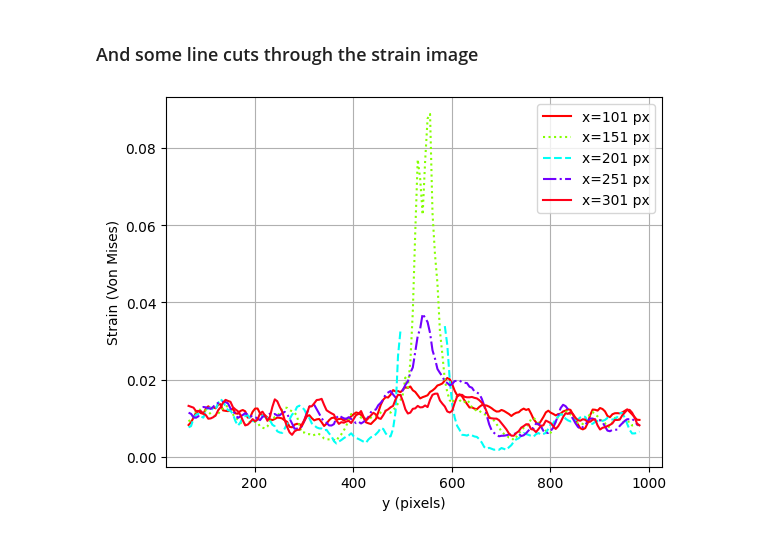
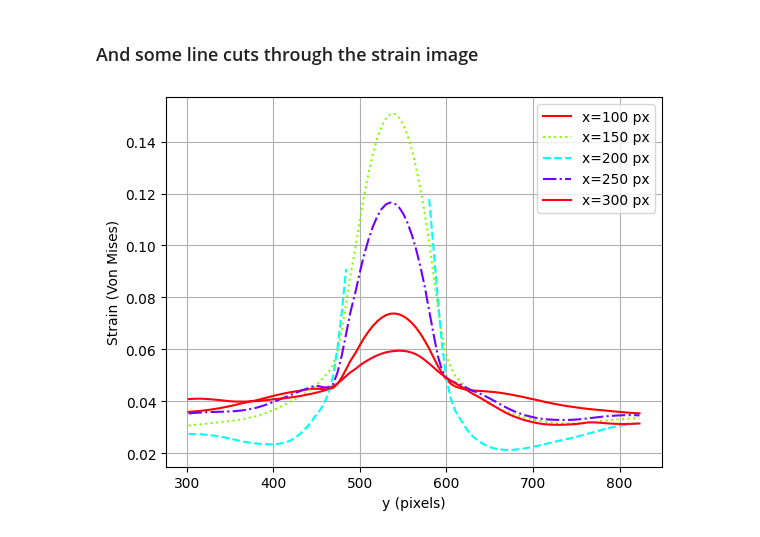
Before and after one commit to gventer/SUN-DIC, a Jupyter notebook: test_sundic.ipynb, the cells around one changed output. Drawn from its saved outputs; the diff is of its cells as text; code cells hidden in the pictures.

```diff
--- a/test_sundic.ipynb
+++ b/test_sundic.ipynb
@@ -357,33 +364,32 @@ sdpp.plotStrainContour(settings, subSetPoints, -1,
 # %%
 # ------------------------------------------------------------------
 # Parameters:
 # -----------
-# - subSetPnts  : the subset grid points
-#                 (returned by the planarDICLocal function)
-# - imgSetID    : ID of the image set to use for the plot.
+# - resultsFile : the binary results file name to read
+# - imgPair     : the zero based image pair ID to process
 # - strainComp  : the strain component to plot
 #                 (default is sdpp.Comp.VM)
 # - cutComp     : the component to cut through
 #                 (default is sdpp.Comp.X)
 # - cutValues   : the values to cut through
 #                 (default is None)
 # - gridLines   : whether to plot grid lines
 #                 (default is True)
 # - showPlot    : whether to show the plot here
 #                 (default is True)
 # - fileName    : the file name to save the plot to if required
 #                 (default is '')
 # - smoothWindow: the size of the smoothing window - this is the
 #                 number of surrounding subSets to consider in
 #                 the smoothing (0 = no smoothing)
 # - smoothOrder : the order of the smoothing polynomial
 #                 (default is 2)
 # - interpolate : whether to interpolate the data
 #                 (default is False)
 # ------------------------------------------------------------------
-sdpp.plotStrainCutLine(subSetPoints, -1, strainComp=sdpp.Comp.VM, cutComp=sdpp.Comp.X,
-                     cutValues=[100, 150, 200, 250, 300],
-                     gridLines=True, showPlot=True,
-                     fileName='', smoothWindow=5, interpolate=False)
+sdpp.plotStrainCutLine('results.sdic', -1, strainComp=sdpp.StrainComp.VM_STRAIN,
+                    cutComp=sdpp.CompID.XCoordID, cutValues=[100, 150, 200, 250, 300],
+                    gridLines=True, showPlot=True, fileName='', smoothWindow=25,
+                    interpolate=False)
 # %% [output]
-[figure, old version]
+[figure, new version]
```
Also changed, not shown: parts of 12 cells of this notebook, 11 other files.
